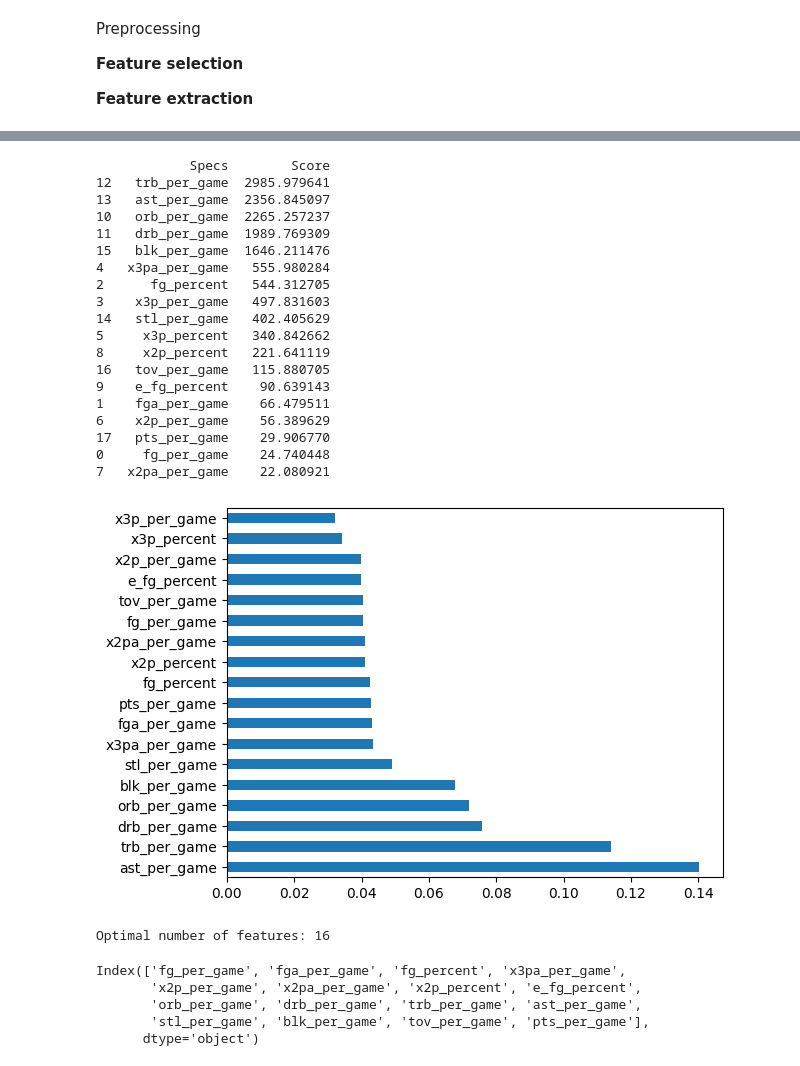
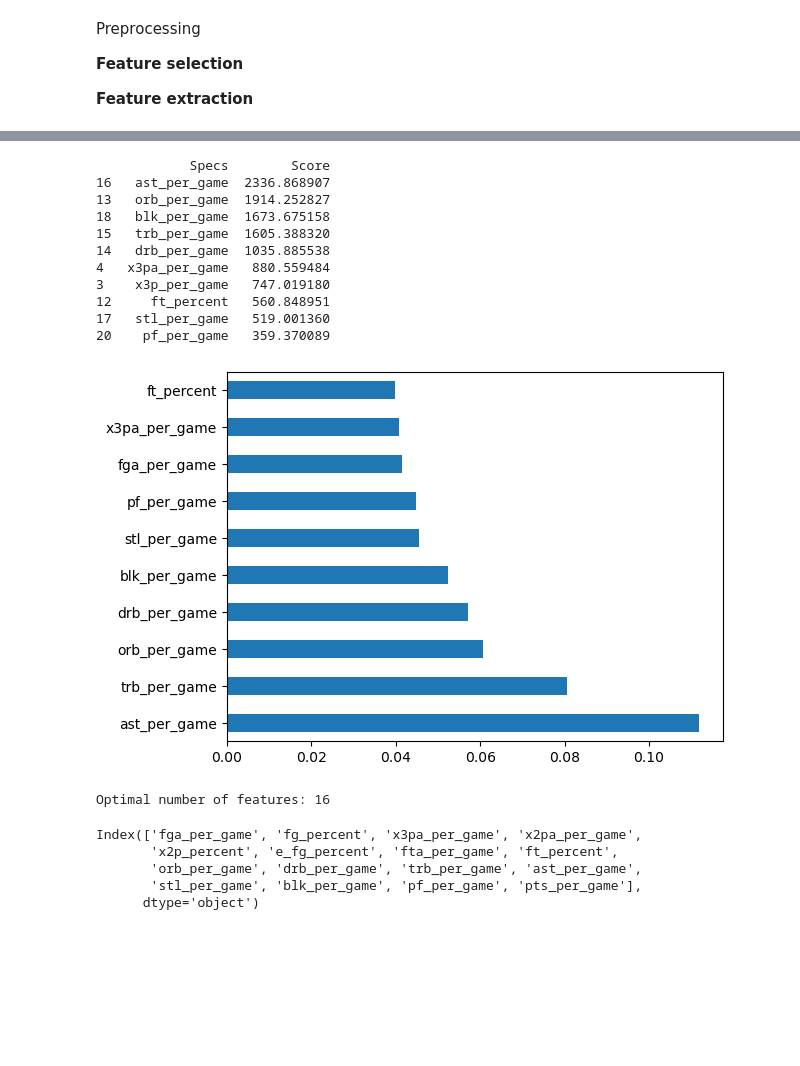
Before and after one commit to fj200/BballMachineLearningProject, a Jupyter notebook: project.ipynb, the cells around one changed output, grey strips where cells are left out. Saved outputs shown, nothing was run; the diff lists cells and outputs as text; code cells hidden in the pictures; blank space fills up the shorter version.

```diff
--- a/project.ipynb
+++ b/project.ipynb
@@ -56,16 +59,13 @@ def dropColumns(players, features):
 # %%
 nba_players = pd.read_csv(input_file_name).replace({"C-SF": "C", "C-F": "C", "C-PF": "C", "PG-SG": "PG","PG-SF":"PG",  "PF-SF": "PF", "PF-C": "PF", "SF-SG": "SF", "SF-PG": "SF", "PF-C": "PF", "SG-SF": "SG", "SG-PG": "SG", "SG-PF": "SG", "SF-C": "SF", "SG-SF": "SG", "SG-PG-SF": "SG", "SF-PF": "SF",})
 nba_players.drop_duplicates(inplace=True)
-nba_players = nba_players[nba_players['mp_per_game'] > 20]
 nba_players = nba_players[nba_players['pos'].isin(["SG", "PF", "C", "SF", "PG"])]
 dropColumns(nba_players, {'seas_id', 'season', 'player_id', 'player', 'birth_year','age',
-       'experience', 'lg', 'tm', 'g', 'gs', 'mp_per_game', 'pf_per_game', 'ft_percent','fta_per_game', 'ft_per_game'})
+       'experience', 'lg', 'tm', 'g', 'gs', 'mp_per_game'})
 features = list(nba_players.columns.delete(0))
 
-imputer = IterativeImputer(max_iter=10, random_state=0)
-
 for i in nba_players.columns[nba_players.isnull().any(axis=0)]:     #---Applying Only on variables with NaN values
-   nba_players[i] = imputer.fit_transform(np.reshape(nba_players[i].values, (-1, 1)))
+   nba_players[i].fillna(nba_players[i].mean(),inplace=True)
 
 
 x = nba_players[features].values
@@ -121,60 +119,54 @@ pts_per_game     0.892196
 dtype: float64
 # %%
-topFeatures = 18
+topFeatures = 10
 selector = SelectKBest(score_func=f_classif, k=topFeatures)
 fit = selector.fit(X_train, encoder.inverse_transform(y_train))
 
 dfscores = pd.DataFrame(fit.scores_)
 dfcolumns = pd.DataFrame(features)
 #concat two dataframes for better visualization
 featureScores = pd.concat([dfcolumns,dfscores],axis=1)
 featureScores.columns = ['Specs','Score']  #naming the dataframe columns
 print(featureScores.nlargest(topFeatures,'Score'))
 
 model = ExtraTreesClassifier()
 model.fit(X_train, y_train)
 #plot graph of feature importances for better visualization
 feat_importances = pd.Series(model.feature_importances_, index=features)
 feat_importances.nlargest(topFeatures).plot(kind='barh')
 plt.show()
 
 rfc = RandomForestClassifier()
 min_features_to_select = 1  # Minimum number of features to consider
 
 rfecv = RFECV(
     estimator=rfc,
     step=1,
     scoring="accuracy",
     min_features_to_select=min_features_to_select,
     n_jobs=2,
 )
 rfecv.fit(X_train, y_train)
 
 print(f"Optimal number of features: {rfecv.n_features_}")
 # %% [output]
             Specs        Score
-12   trb_per_game  2985.979641
-13   ast_per_game  2356.845097
-10   orb_per_game  2265.257237
-11   drb_per_game  1989.769309
-15   blk_per_game  1646.211476
-4   x3pa_per_game   555.980284
-2      fg_percent   544.312705
-3    x3p_per_game   497.831603
-14   stl_per_game   402.405629
-5     x3p_percent   340.842662
-8     x2p_percent   221.641119
-16   tov_per_game   115.880705
-9    e_fg_percent    90.639143
-1    fga_per_game    66.479511
-6    x2p_per_game    56.389629
-17   pts_per_game    29.906770
-0     fg_per_game    24.740448
-7   x2pa_per_game    22.080921
+16   ast_per_game  2336.868907
+13   orb_per_game  1914.252827
+18   blk_per_game  1673.675158
+15   trb_per_game  1605.388320
+14   drb_per_game  1035.885538
+4   x3pa_per_game   880.559484
+3    x3p_per_game   747.019180
+12     ft_percent   560.848951
+17   stl_per_game   519.001360
+20    pf_per_game   359.370089
-[figure, old version]
+[figure, new version]
 Optimal number of features: 16
 # %%
 mask = rfecv.get_support()
+# mask[2] = False
+# mask[6] = mask[15] = True
 best_features = nba_players.columns[mask]
 print(best_features)  # choose using rfev selectKbest and featureInportance form classifiers
 X_old = X_train
@@ -182,9 +174,9 @@ x_test = X_test
 X_train = X_train[:,mask]
 X_test  = X_test[:,mask]
 # %% [output]
-Index(['fg_per_game', 'fga_per_game', 'fg_percent', 'x3pa_per_game',
-       'x2p_per_game', 'x2pa_per_game', 'x2p_percent', 'e_fg_percent',
+Index(['fga_per_game', 'fg_percent', 'x3pa_per_game', 'x2pa_per_game',
+       'x2p_percent', 'e_fg_percent', 'fta_per_game', 'ft_percent',
        'orb_per_game', 'drb_per_game', 'trb_per_game', 'ast_per_game',
-       'stl_per_game', 'blk_per_game', 'tov_per_game', 'pts_per_game'],
+       'stl_per_game', 'blk_per_game', 'pf_per_game', 'pts_per_game'],
       dtype='object')
 # %%
```
Also changed, not shown: parts of 13 cells of this notebook.
